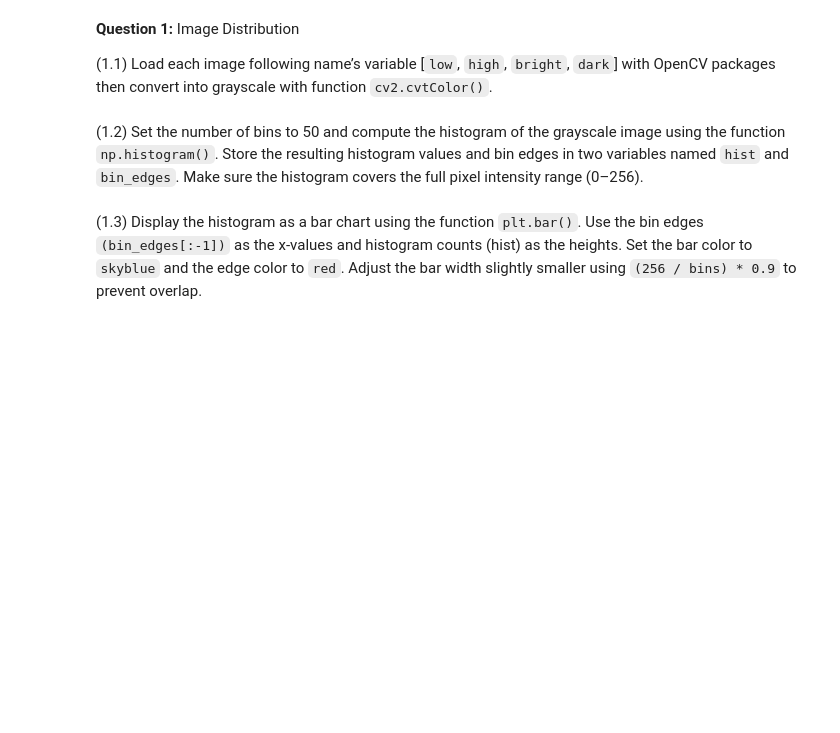
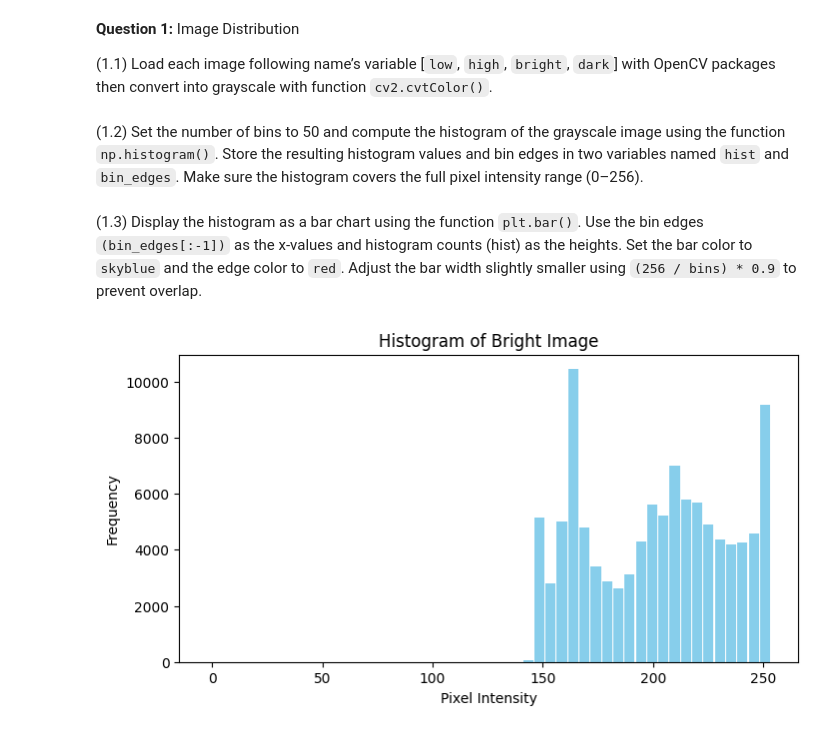
Before and after one commit to channreaksmey/ai-tp, a Jupyter notebook: TP2/TP2.ipynb, the cells around one changed output. Saved outputs shown, nothing was run; the diff lists cells and outputs as text; code cells hidden in the pictures; blank space fills up the shorter version.

```diff
--- a/TP2/TP2.ipynb
+++ b/TP2/TP2.ipynb
@@ -153,10 +153,12 @@ hist, bin_edges = np.histogram(bright, bins=50, range=(0, 256))
 # %%
 bins = len(hist)
 bar_width = (256 / bins) * 0.9
 
 plt.figure(figsize=(8, 4))
-plt.bar(bin_edges[:-1], hist, width=bar_width, color='skyblue', edgecolor='red')
+plt.bar(bin_edges[:-1], hist, width=bar_width, color='skyblue')
 plt.xlabel('Pixel Intensity')
 plt.ylabel('Frequency')
 plt.title('Histogram of Bright Image')
 plt.show()
+# %% [output]
+[figure, added]
```
Also changed, not shown: 8 other files.
